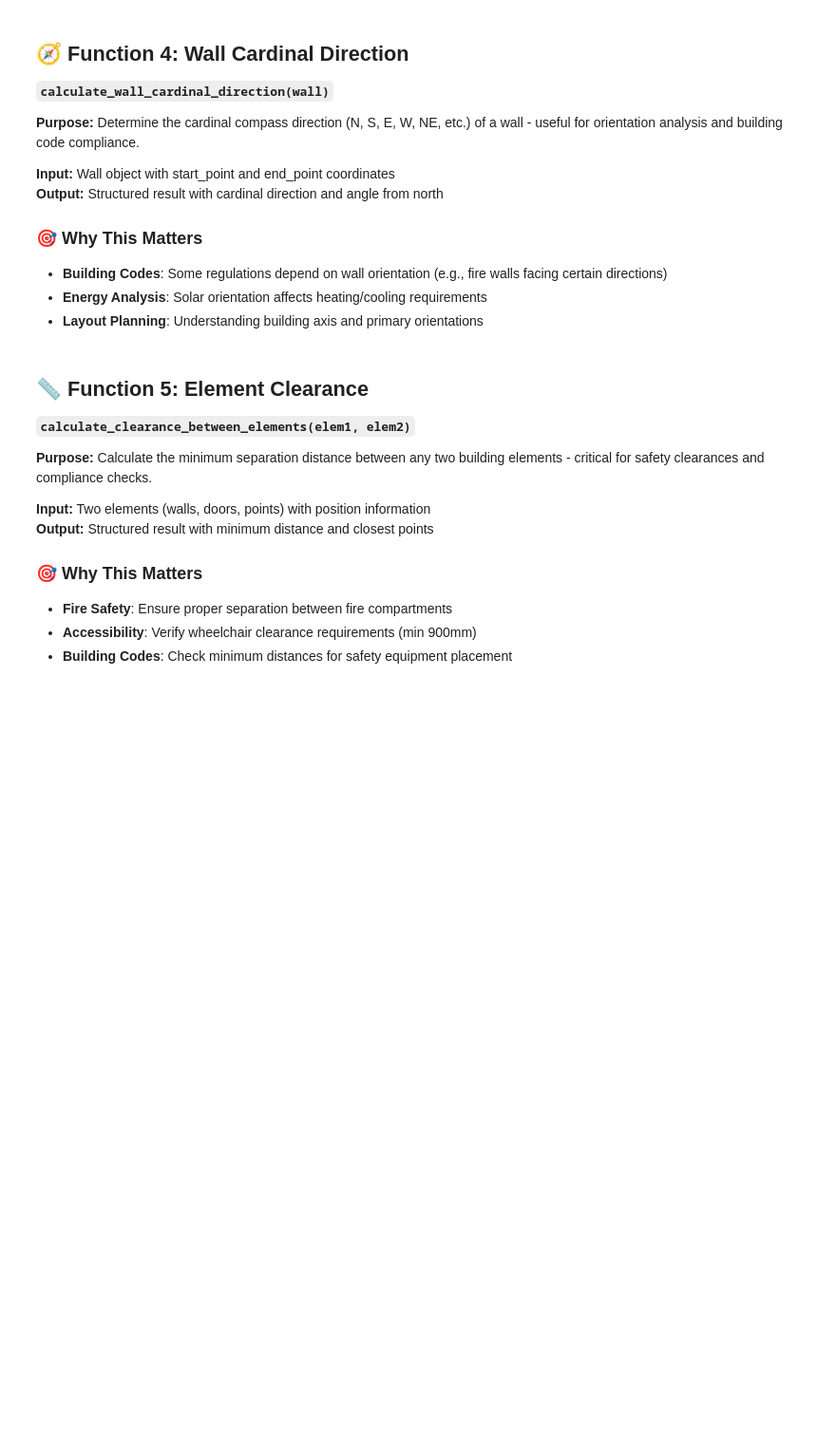
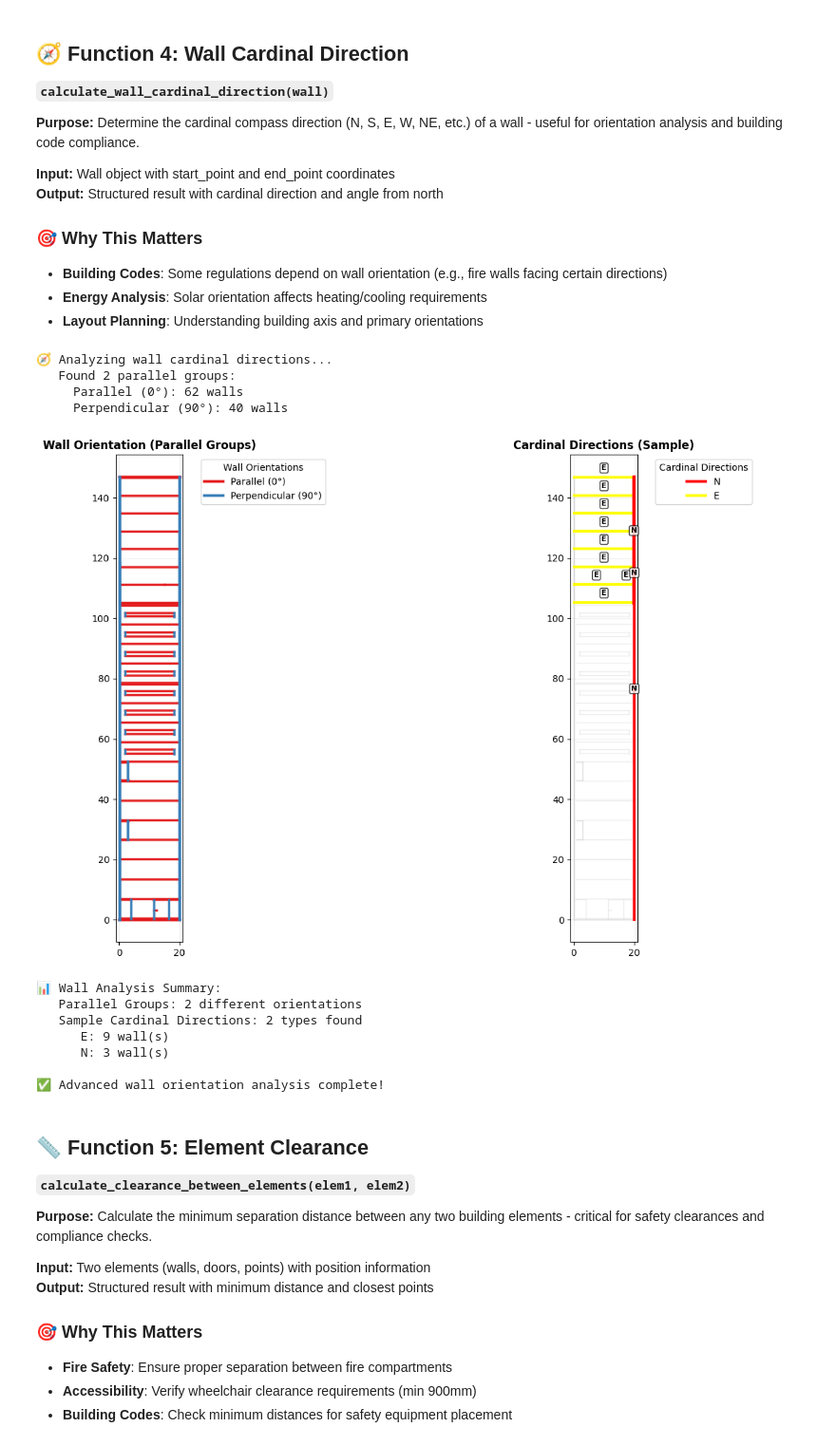
Before and after one commit to RaulAdSe/aec-agent, a Jupyter notebook: notebooks/02_calculations_progressive.ipynb, the cells around one changed output. Shown: that part at 95% size. Drawn from its saved outputs; the diff is of its cells as text; code cells hidden in the pictures; blank space fills up the shorter version.

```diff
--- a/notebooks/02_calculations_progressive.ipynb
+++ b/notebooks/02_calculations_progressive.ipynb
@@ -589,7 +589,7 @@ ax0.legend(
     [Line2D([0],[0], color=angle_to_color[ang_key], lw=3) for ang_key, _ in par_groups],
     legend_labels,
     title='Wall Orientations',
-    loc='upper right'
+    bbox_to_anchor=(1.2, 1), loc='upper left'
 )
 ax0.set_title('Wall Orientation (Parallel Groups)', fontweight='bold')
 ax0.set_aspect('equal'); ax0.grid(True, alpha=0.2)
@@ -623,34 +623,47 @@ for i, wall in enumerate(sample_walls):
         color = direction_colors.get(direction, '#808080')
         draw_wall(ax1, wall, color=color, lw=3, alpha=0.95, z=2)
 
         # Add direction label at wall midpoint
         s, e = wall['start_point'], wall['end_point']
         mid_x = (s['x'] + e['x']) / 2
         mid_y = (s['y'] + e['y']) / 2
         ax1.annotate(direction, (mid_x, mid_y),
                     xytext=(0, 8), textcoords='offset points',
                     bbox=dict(boxstyle='round,pad=0.2', fc='white', alpha=0.8),
                     fontsize=8, fontweight='bold', ha='center')
 
 # Create cardinal direction legend
 cardinal_legend = [Line2D([0], [0], color=color, lw=3, label=direction)
                   for direction, color in direction_colors.items() if direction in direction_counts]
-ax1.legend(handles=cardinal_legend, title='Cardinal Directions', loc='upper right')
+ax1.legend(handles=cardinal_legend, title='Cardinal Directions', bbox_to_anchor=(1.2, 1), loc='upper left')
 
 ax1.set_title('Cardinal Directions (Sample)', fontweight='bold')
 ax1.set_aspect('equal'); ax1.grid(True, alpha=0.2)
 
 plt.tight_layout()
 plt.show()
 
 # Print analysis summary
 print(f"\n📊 Wall Analysis Summary:")
 print(f"   Parallel Groups: {len(par_groups)} different orientations")
 print(f"   Sample Cardinal Directions: {len(direction_counts)} types found")
 for direction, count in sorted(direction_counts.items()):
     print(f"      {direction}: {count} wall(s)")
 
 print(f"\n✅ Advanced wall orientation analysis complete!")
+# %% [output]
+🧭 Analyzing wall cardinal directions...
+   Found 2 parallel groups:
+     Parallel (0°): 62 walls
+     Perpendicular (90°): 40 walls
+[figure, added]
+📊 Wall Analysis Summary:
+   Parallel Groups: 2 different orientations
+   Sample Cardinal Directions: 2 types found
+      E: 9 wall(s)
+      N: 3 wall(s)
+
+✅ Advanced wall orientation analysis complete!
 # %% [markdown]
 ## 📏 Function 5: Element Clearance
 
```
Also changed, not shown: parts of 1 cell of this notebook, 5 other files.
